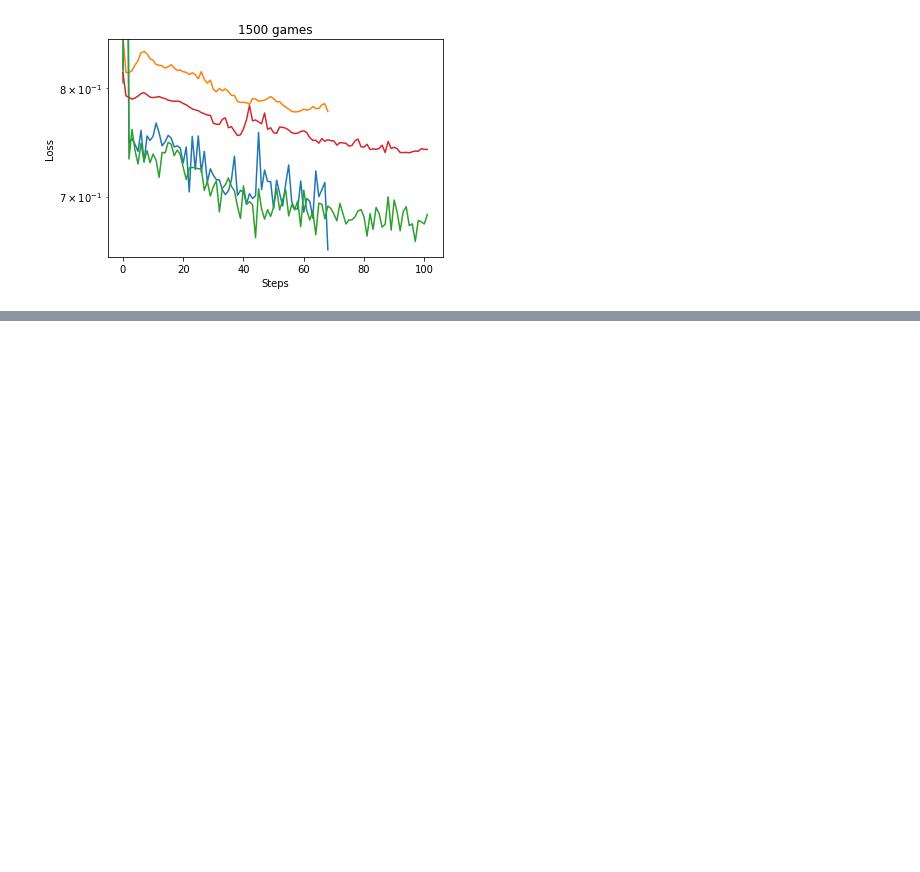
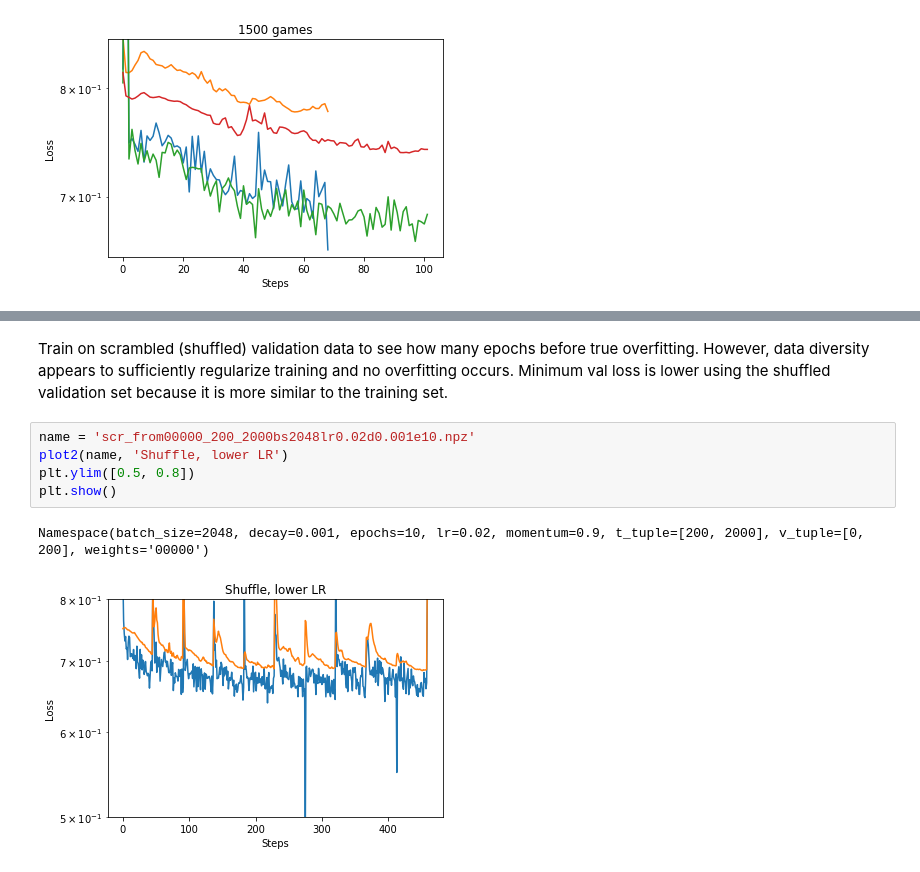
Before and after one commit to fqjin/ultimate-tictactoe, a Jupyter notebook: notebooks/Logs.ipynb, the cells around one changed output, grey strips where cells are left out. Saved outputs shown, nothing was run; the diff lists cells and outputs as text; blank space fills up the shorter version.

Commit message:
Train on 2000 games

```diff
--- a/notebooks/Logs.ipynb
+++ b/notebooks/Logs.ipynb
@@ -223,0 +247,10 @@ Namespace(batch_size=2048, decay=0.001, epochs=3, lr=0.1, momentum=0.9, t_tuple=
+# %% [markdown]
+Train on scrambled (shuffled) validation data to see how many epochs before true overfitting. However, data diversity appears to sufficiently regularize training and no overfitting occurs. Minimum val loss is lower using the shuffled validation set because it is more similar to the training set.
+# %%
+name = 'scr_from00000_200_2000bs2048lr0.02d0.001e10.npz'
+plot2(name, 'Shuffle, lower LR')
+plt.ylim([0.5, 0.8])
+plt.show()
+# %% [output]
+Namespace(batch_size=2048, decay=0.001, epochs=10, lr=0.02, momentum=0.9, t_tuple=[200, 2000], v_tuple=[0, 200], weights='00000')
+[figure, added]
```
Also changed, not shown: parts of 8 cells of this notebook.
